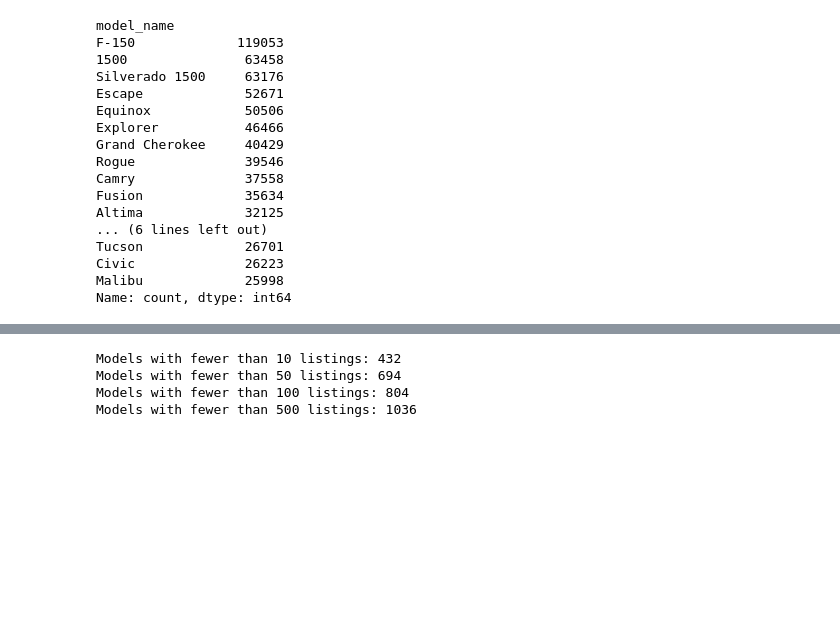
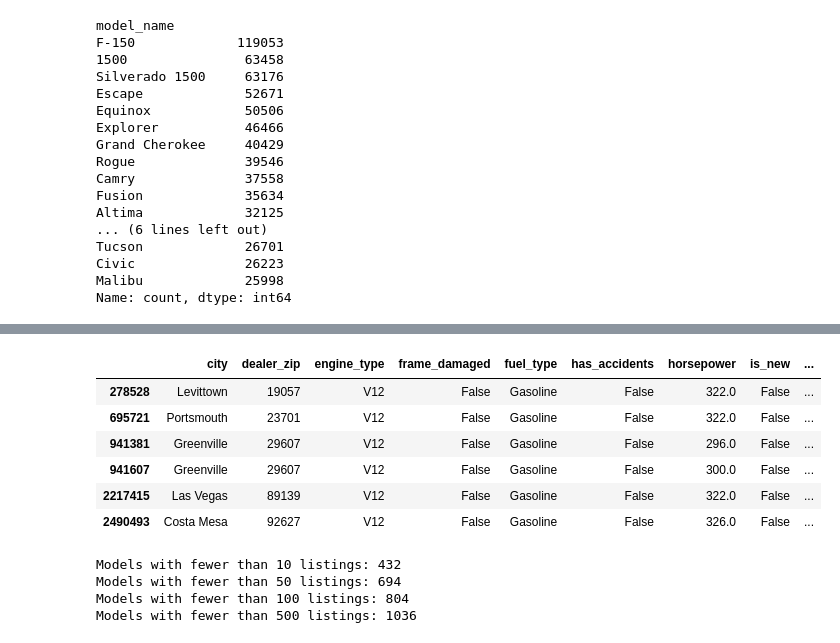
Before and after one commit to CaseyKiiza2026/vehicle-valuation-platform, a Jupyter notebook: notebooks/feature_engineering.ipynb, the cells around one changed output, grey strips where cells are left out. Saved outputs shown, nothing was run; the diff lists cells and outputs as text; code cells hidden in the pictures; blank space fills up the shorter version.

```diff
--- a/notebooks/feature_engineering.ipynb
+++ b/notebooks/feature_engineering.ipynb
@@ -1977,6 +1977,19 @@ valid_prices.loc[valid_prices["model_name"] == "918 Spyder"]
 | 1838955 | Saint Louis | 63143 | V8 | False | Gasoline | False | 887.0 | False | ... |
 | 2489699 | Beverly Hills | 90211 | V8 | False | Gasoline | False | 887.0 | False | ... |
 | 2508115 | Palm Springs | 92264 | V8 | False | Gasoline | False | NaN | False | ... |
+# %%
+valid_prices.loc[
+    (valid_prices["model_name"] == "7 Series") &
+    (valid_prices["trim_name"] == "750iL RWD")
+]
+# %% [output]
+|  | city | dealer_zip | engine_type | frame_damaged | fuel_type | has_accidents | horsepower | is_new | ... |
+| 278528 | Levittown | 19057 | V12 | False | Gasoline | False | 322.0 | False | ... |
+| 695721 | Portsmouth | 23701 | V12 | False | Gasoline | False | 322.0 | False | ... |
+| 941381 | Greenville | 29607 | V12 | False | Gasoline | False | 296.0 | False | ... |
+| 941607 | Greenville | 29607 | V12 | False | Gasoline | False | 300.0 | False | ... |
+| 2217415 | Las Vegas | 89139 | V12 | False | Gasoline | False | 322.0 | False | ... |
+| 2490493 | Costa Mesa | 92627 | V12 | False | Gasoline | False | 326.0 | False | ... |
 # %%
 model_counts = valid_prices["model_name"].value_counts()
 for threshold in [10,50,100,500]:
```
Also changed, not shown: parts of 9 cells of this notebook, 1 other file.
